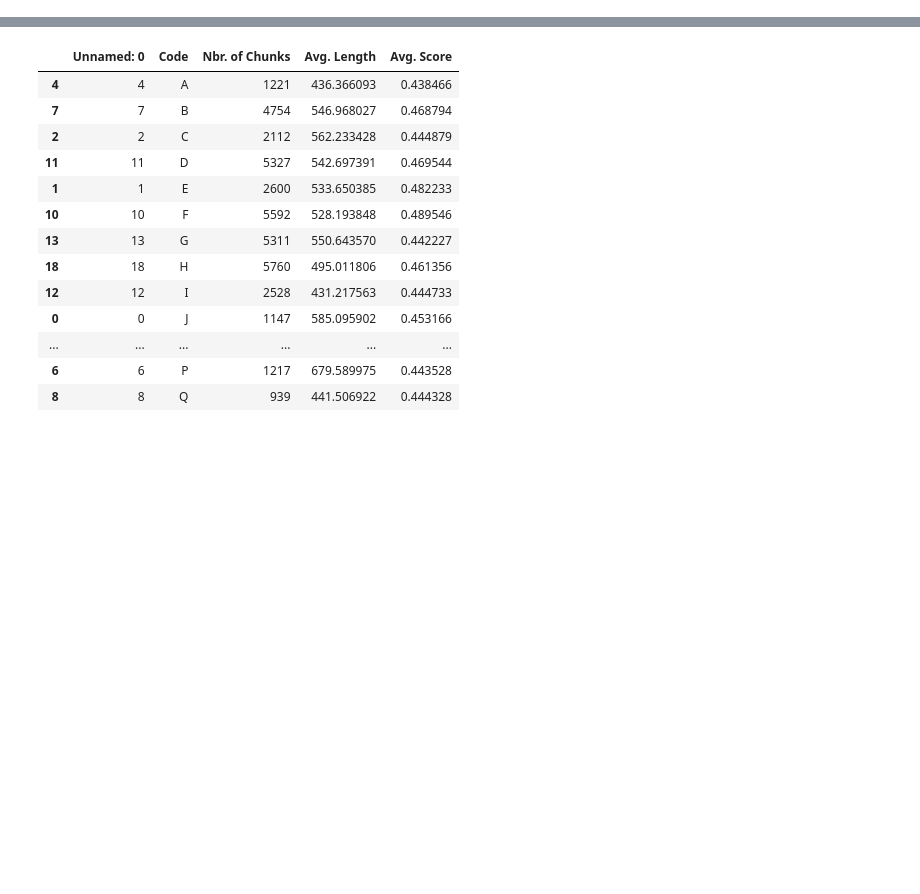
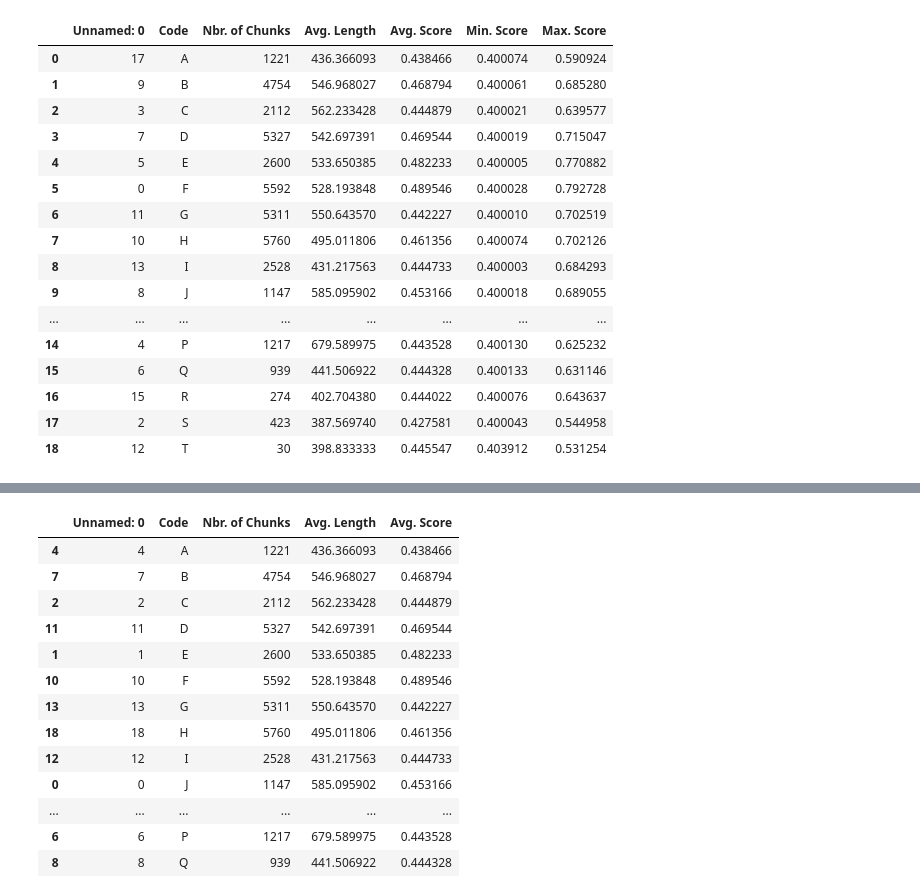
Before and after one commit to hendrikweichel/nace_report_topic_analysis, a Jupyter notebook: BERT_classifier/Train_BERT/observe_data.ipynb, the cells around one changed output, grey strips where cells are left out. Drawn from its saved outputs; the diff is of its cells as text; code cells hidden in the pictures; blank space fills up the shorter version.

```diff
--- a/BERT_classifier/Train_BERT/observe_data.ipynb
+++ b/BERT_classifier/Train_BERT/observe_data.ipynb
@@ -7,0 +55,20 @@ data_path = "/Users/hendrikweichel/projects/NaceCodeClassification/nace_report_t
+# %%
+pd.read_csv("projects/nace_classification/nace_report_topic_analysis/data/training_data/dataset__reports_subset_from_full_data_1_sentence_len_6__min_chunk_len_100__cos_thresh_0.4__nace_level_1__sample_ratio_1__filter_only_right_chunks__with_null_classifiers__nace_level_1/statistics.csv")
+# %% [output]
+|  | Unnamed: 0 | Code | Nbr. of Chunks | Avg. Length | Avg. Score | Min. Score | Max. Score |
+| 0 | 17 | A | 1221 | 436.366093 | 0.438466 | 0.400074 | 0.590924 |
+| 1 | 9 | B | 4754 | 546.968027 | 0.468794 | 0.400061 | 0.685280 |
+| 2 | 3 | C | 2112 | 562.233428 | 0.444879 | 0.400021 | 0.639577 |
+| 3 | 7 | D | 5327 | 542.697391 | 0.469544 | 0.400019 | 0.715047 |
+| 4 | 5 | E | 2600 | 533.650385 | 0.482233 | 0.400005 | 0.770882 |
+| 5 | 0 | F | 5592 | 528.193848 | 0.489546 | 0.400028 | 0.792728 |
+| 6 | 11 | G | 5311 | 550.643570 | 0.442227 | 0.400010 | 0.702519 |
+| 7 | 10 | H | 5760 | 495.011806 | 0.461356 | 0.400074 | 0.702126 |
+| 8 | 13 | I | 2528 | 431.217563 | 0.444733 | 0.400003 | 0.684293 |
+| 9 | 8 | J | 1147 | 585.095902 | 0.453166 | 0.400018 | 0.689055 |
+| ... | ... | ... | ... | ... | ... | ... | ... |
+| 14 | 4 | P | 1217 | 679.589975 | 0.443528 | 0.400130 | 0.625232 |
+| 15 | 6 | Q | 939 | 441.506922 | 0.444328 | 0.400133 | 0.631146 |
+| 16 | 15 | R | 274 | 402.704380 | 0.444022 | 0.400076 | 0.643637 |
+| 17 | 2 | S | 423 | 387.569740 | 0.427581 | 0.400043 | 0.544958 |
+| 18 | 12 | T | 30 | 398.833333 | 0.445547 | 0.403912 | 0.531254 |
```
Also changed, not shown: parts of 5 cells of this notebook, 6 other files.
